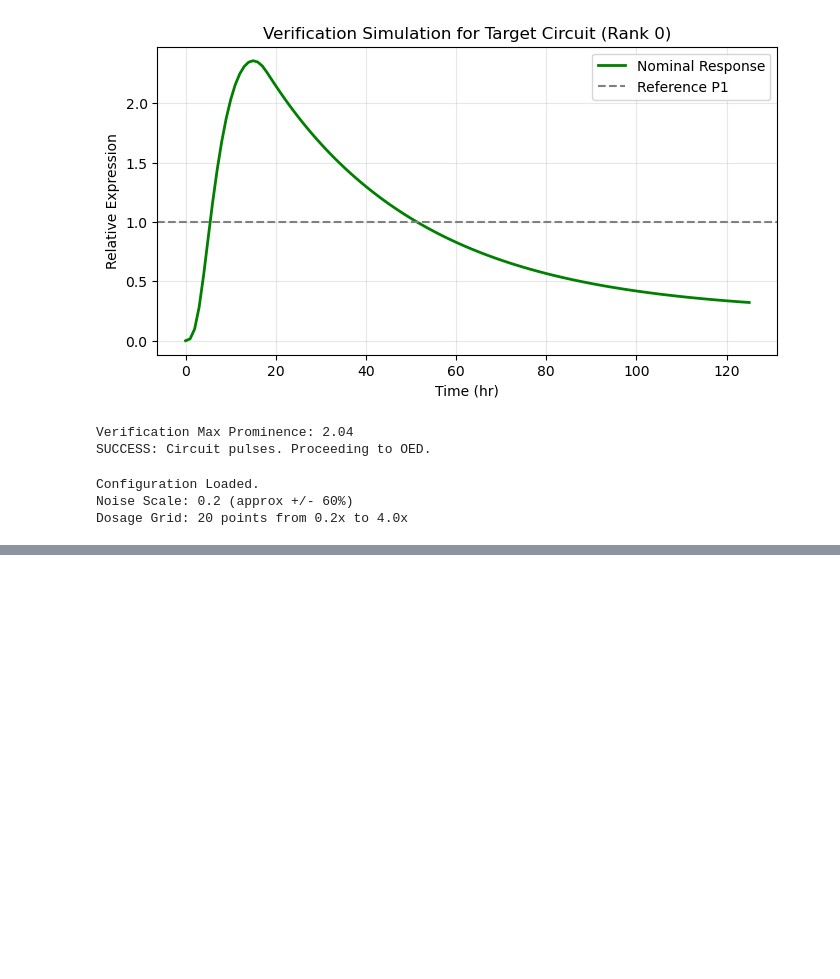
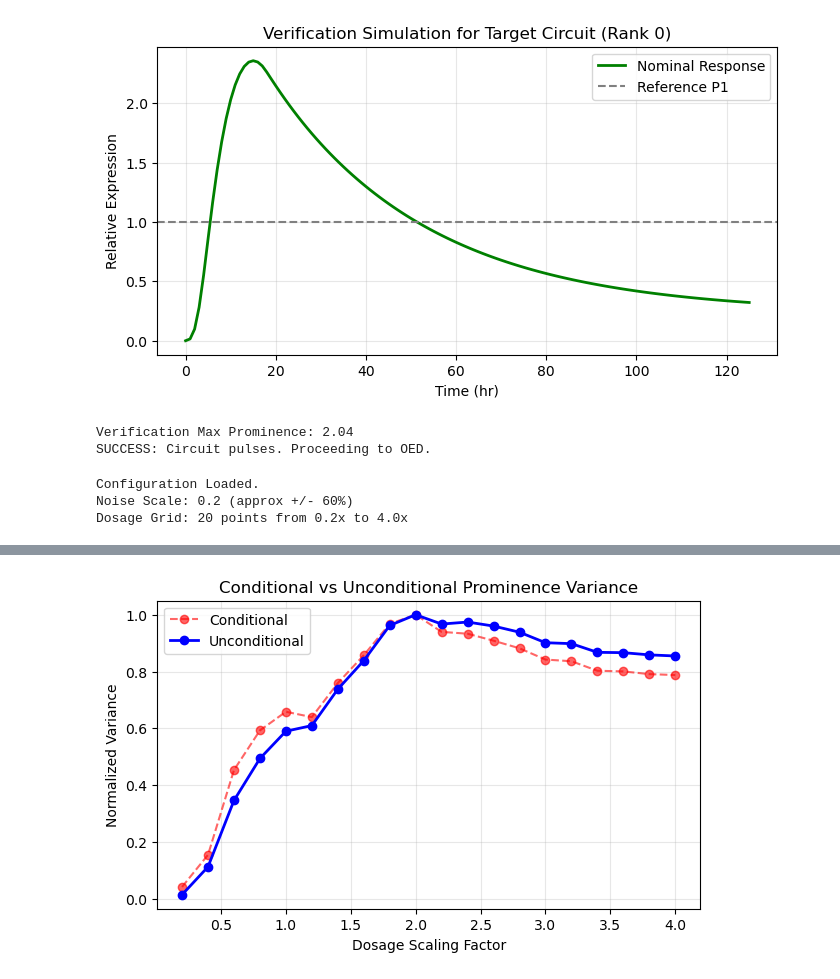
Before and after one commit to PhoebeQiKuang/GCAD-SDL, a Jupyter notebook: Experimental Design/oed_wrapper/Run_OED_Z1Z2.ipynb, the cells around one changed output, grey strips where cells are left out. Cells and saved outputs as stored; diff of their text form; code cells hidden in the pictures; blank space fills up the shorter version.

```diff
--- a/Experimental Design/oed_wrapper/Run_OED_Z1Z2.ipynb
+++ b/Experimental Design/oed_wrapper/Run_OED_Z1Z2.ipynb
@@ -441,0 +664,35 @@ plt.show()
+# %%
+
+# PART 2B: UNCONDITIONAL VARIANCE ANALYSIS
+
+uncond_var_p = [] # Unconditional Prominence Variance
+
+for d in dosages:
+    traces = data["traces"][d]
+    all_proms = []
+
+    # 1. Collect ALL Prominences (Failures = 0.0)
+    for trace in traces:
+        p, t, q = get_pulse_metrics(trace)
+        # Even if q=0 (Failure), p is 0.0, so we append it.
+        all_proms.append(p)
+
+    # 2. Calculate Unconditional Variance
+    uncond_var_p.append(np.var(all_proms))
+
+# Normalize
+norm_uncond_p = np.array(uncond_var_p) / (np.max(uncond_var_p) + 1e-9)
+
+# Plot Comparison
+plt.figure(figsize=(7, 4))
+plt.plot(dosages, norm_cond_p, 'r--o', label='Conditional', alpha=0.6)
+plt.plot(dosages, norm_uncond_p, 'b-o', label='Unconditional', linewidth=2)
+
+plt.xlabel("Dosage Scaling Factor")
+plt.ylabel("Normalized Variance")
+plt.title("Conditional vs Unconditional Prominence Variance")
+plt.legend()
+plt.grid(True, alpha=0.3)
+plt.show()
+# %% [output]
+[figure, added]
```
Also changed, not shown: parts of 27 cells of this notebook, 30 other files.
